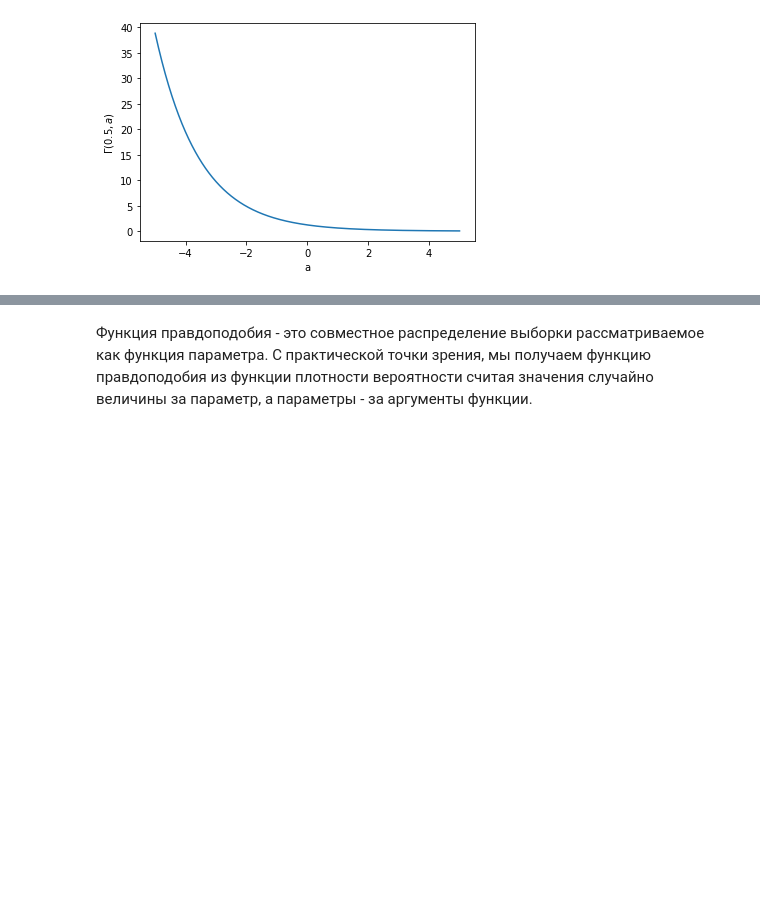
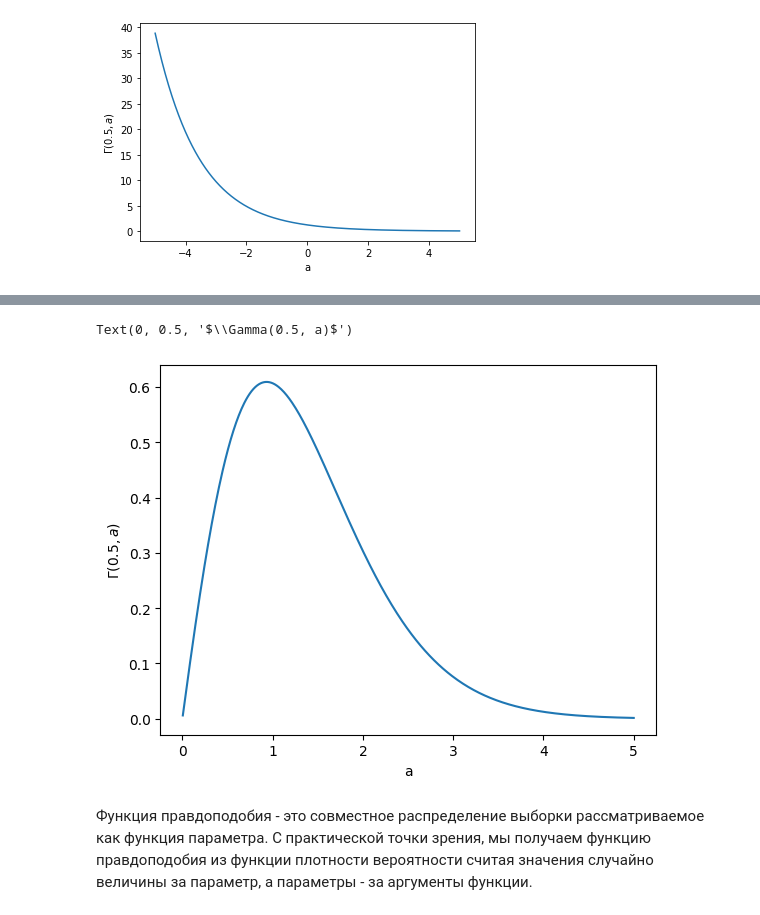
Before and after one commit to mozgit/From-Stats-to-ML, a Jupyter notebook: Lection4-Likelihood.ipynb, the cells around one changed output, grey strips where cells are left out. Saved outputs shown, nothing was run; the diff lists cells and outputs as text; code cells hidden in the pictures; blank space fills up the shorter version.

```diff
--- a/Lection4-Likelihood.ipynb
+++ b/Lection4-Likelihood.ipynb
@@ -40,3 +42,14 @@ Text(0, 0.5, '$\\Gamma(0.5, a)$')
+# %%
+from scipy.stats import gamma
+a = np.linspace(-5, 5, 1000)
+y = [gamma(i).pdf(0.5) for i in a]
+
+plt.plot(a, y)
+plt.xlabel("a")
+plt.ylabel("$\Gamma(0.5, a)$")
+# %% [output]
+Text(0, 0.5, '$\\Gamma(0.5, a)$')
+[figure, added]
 # %% [markdown]
 Функция правдоподобия - это совместное распределение выборки рассматриваемое как функция параметра. С практической точки зрения, мы получаем функцию правдоподобия из функции плотности вероятности считая значения случайно величины за параметр, а параметры - за аргументы функции.
 # %% [markdown]
```
Also changed, not shown: parts of 1 cell of this notebook.
